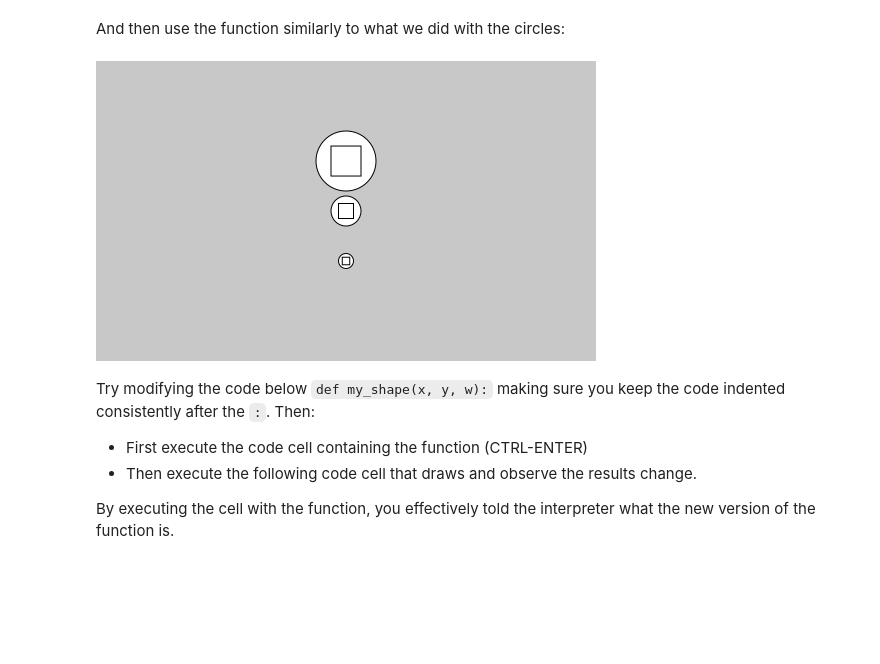
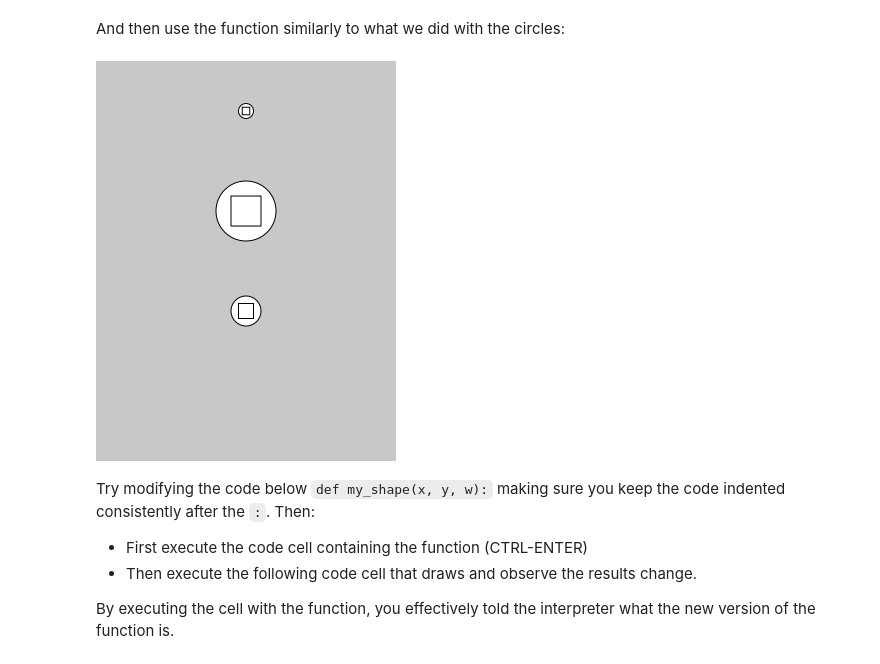
Before and after one commit to Mtj2042/generative_drawing, a Jupyter notebook: weekly/week2/week2_python_essentials.ipynb, the cells around one changed output. Cells and saved outputs as stored; diff of their text form; code cells hidden in the pictures; blank space fills up the shorter version.

```diff
--- a/weekly/week2/week2_python_essentials.ipynb
+++ b/weekly/week2/week2_python_essentials.ipynb
@@ -106,10 +119,11 @@ print(width, height)
 # %% [markdown]
 We can use this to automatically center the circles, whatever canvas size we chose:
 # %%
-create_canvas(700, 300)
+create_canvas(1000, 300)
 x = width/2
-circle(x, 100, 60)
-circle(x, 150, 30)
-circle(x, 200, 15)
+y = height/2
+circle(x, y, 60)
+circle(x, y+height/4, 30)
+circle(x, y+height/4 -height/2, 15)
 show()
 # %% [output]
@@ -164,17 +185,22 @@ def my_shape(x, y, w):
     circle(x, y, w)
     rect_mode('center')
     rect(x, y, w/2, w/2)
+
+def my_shape2(x,y,w):
+    circle(x,y,w)
+    rect_mode('center')
+    rect(x,y,w/2,w/2)
 # %% [markdown]
 And then use the function similarly to what we did with the circles:
 # %%
-create_canvas(500, 300)
+create_canvas(300, 400)
 x = width/2
-my_shape(x, 100, 60)
-my_shape(x, 150, 30)
-my_shape(x, 200, 15)
+my_shape(x, y, 60)
+my_shape(x, y+height/4, 30)
+my_shape2(x, y+height/4 -height/2, 15)
 show()
 # %% [output]
-[figure, old version]
+[figure, new version]
 # %% [markdown]
 Try modifying the code below `def my_shape(x, y, w):` making sure you keep the code indented consistently after the `:`. Then:
 
```
Also changed, not shown: parts of 7 cells of this notebook, 1 other file.
